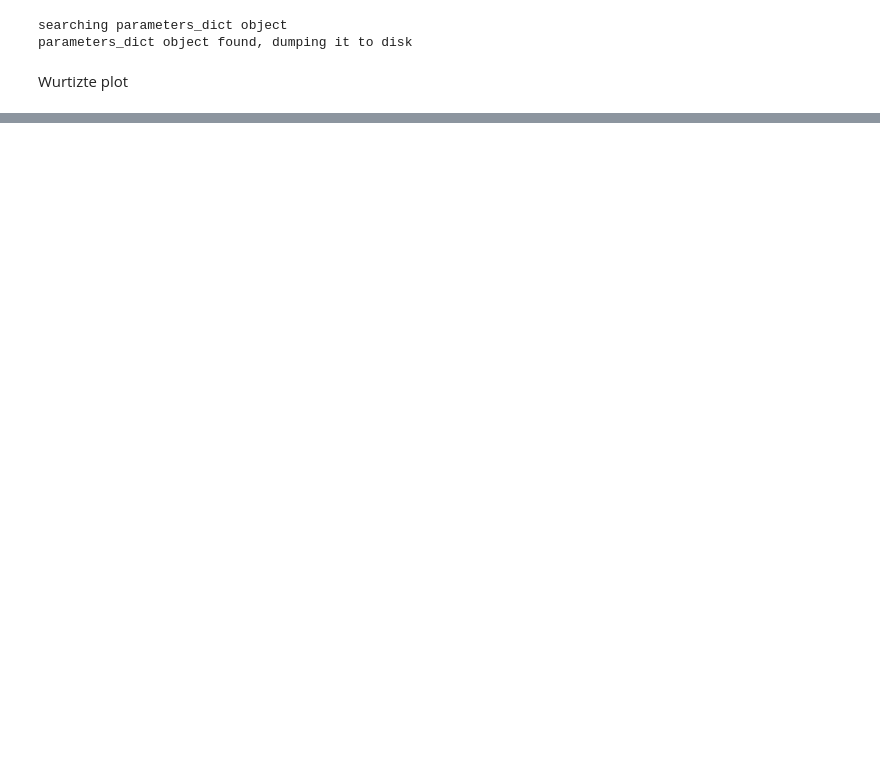
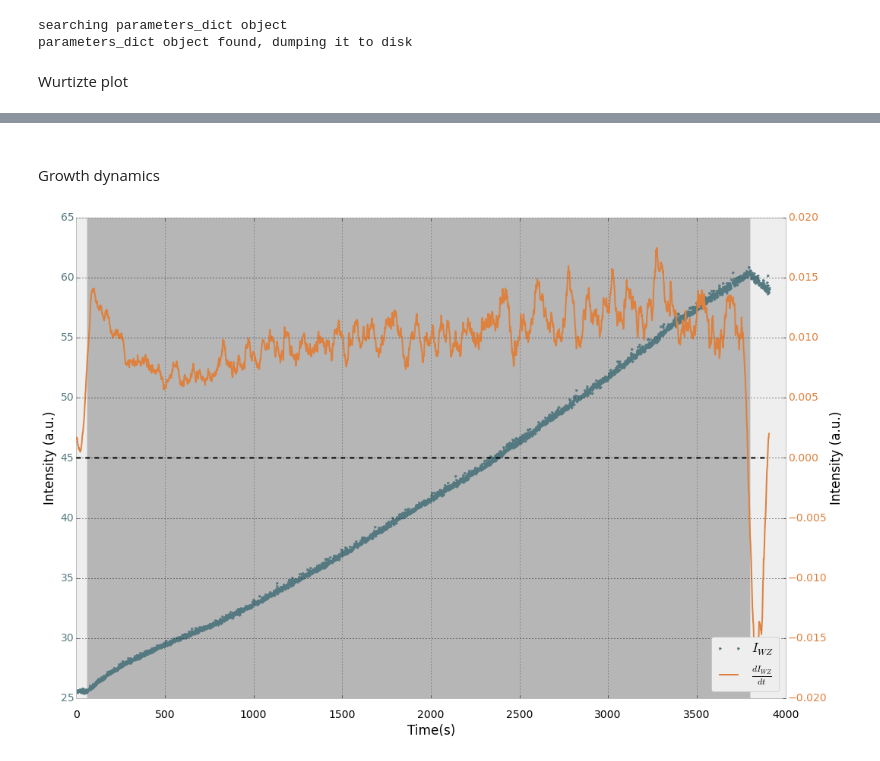
Before and after one commit to giulioungaretti/SPring8, a Jupyter notebook: 0800 time 2a.ipynb, the cells around one changed output, grey strips where cells are left out. Drawn from its saved outputs; the diff is of its cells as text; code cells hidden in the pictures; blank space fills up the shorter version.

```diff
--- a/0800 time 2a.ipynb
+++ b/0800 time 2a.ipynb
@@ -207,4 +210,4 @@ IOError: [Errno 2] No such file or directory: 'spec/time2a'
 # %%
-on_off = save_suhtters(name)
+on_off = save_suhtters(name,new=False)
 # %% [output]
 on_off dump found, using it !
@@ -250,3 +251,30 @@ def css_styling():
     styles = open("styles/custom.css", "r").read()
     return HTML(styles)
 css_styling()
+# %% [markdown]
+##
+Growth dynamics
+# %%
+fig, ax = subplots(figsize=(15,10))
+ax2 = ax.twinx()
+
+
+ax.plot(data.Time, data.Int_WZ,'.',label= '$I_{WZ}$', c='#547980')
+ax2.plot(data.Time, savitzky_golay(data.Int_WZ,75,2,1),label = r'$\frac{dI_{WZ}}{dt}$', c='#DE813E')
+
+ax.tick_params(axis='x', pad=15)
+ax.set_xlabel('Time(s)')
+ax.set_ylabel('Intensity (a.u.)')
+ax2.set_ylabel('Intensity (a.u.)')
+
+ax.grid(True, which='both')
+
+
+ax2.plot(data.Time, zeros(len(data)),'k--')
+
+shade(on_off,ax, lim = 300)
+color_ticks(fig)
+tight_layout()
+update_legend(fig,4)
+# %% [output]
+[figure, added]
```
Also changed, not shown: parts of 9 cells of this notebook, 2 other files.
